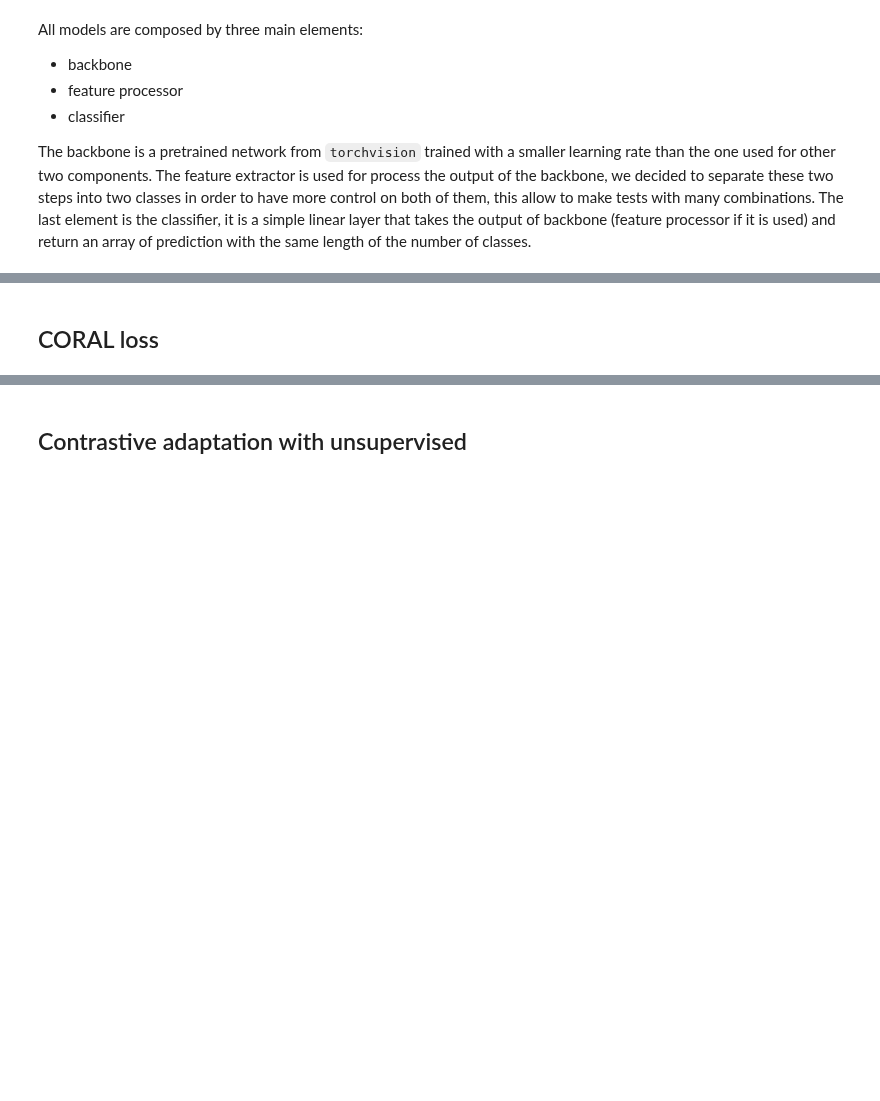
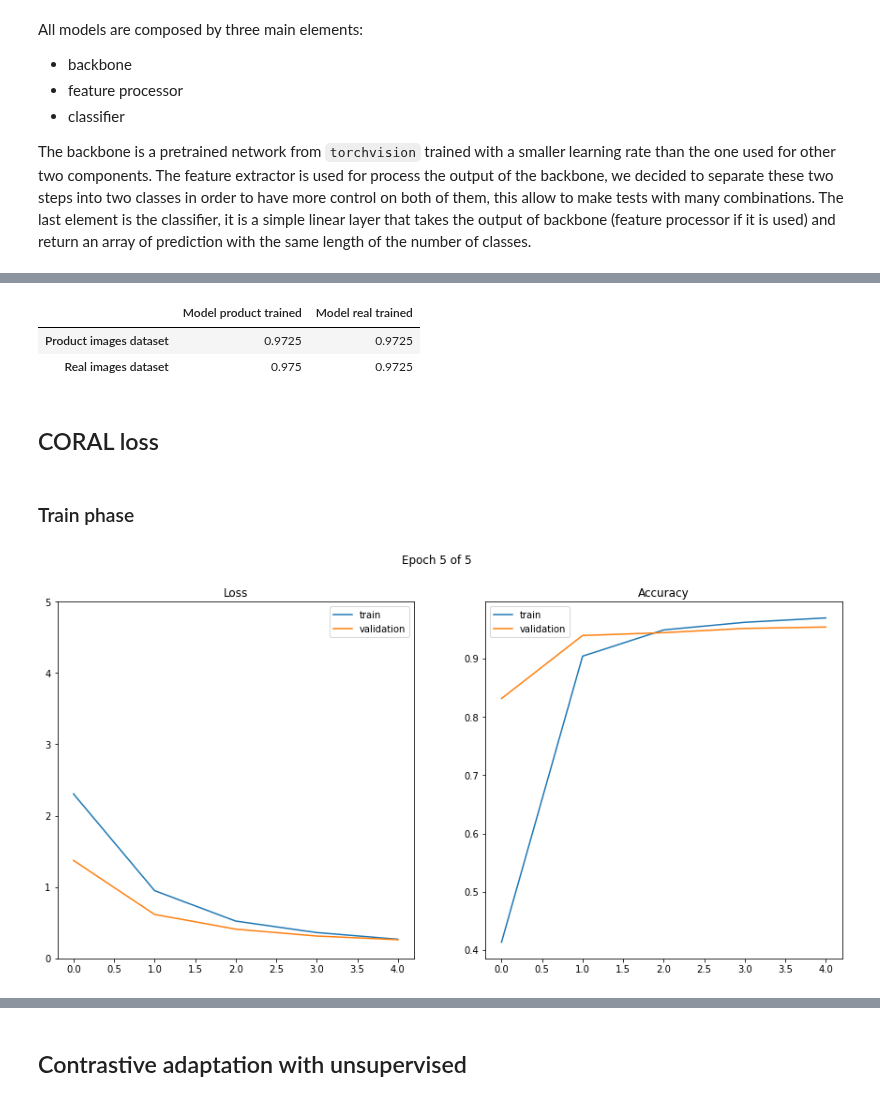
Before and after one commit to fedeizzo/domain-adaptation, a Jupyter notebook: project.ipynb, the cells around one changed output, grey strips where cells are left out. Drawn from its saved outputs; the diff is of its cells as text; code cells hidden in the pictures; blank space fills up the shorter version.

```diff
--- a/project.ipynb
+++ b/project.ipynb
@@ -503,3 +637,15 @@ plt.title('UMAP projection of features')
+# %%
+accuaracy = pd.DataFrame(
+    columns=["Model product trained", "Model real trained"],
+    index=["Product images dataset", "Real images dataset"]
+)
+accuaracy.loc["Product images dataset"] = [p_model_p_df_acc, r_model_p_df_acc]
+accuaracy.loc["Real images dataset"] = [p_model_r_df_acc, r_model_r_df_acc]
+accuaracy
+# %% [output]
+|  | Model product trained | Model real trained |
+| Product images dataset | 0.9725 | 0.9725 |
+| Real images dataset | 0.975 | 0.9725 |
 # %% [markdown]
 ## CORAL loss
 # %%
@@ -523,0 +672,19 @@ def coral(source_extracted_features, target_extracted_features, **kwargs):
+# %% [markdown]
+### Train phase
+# %%
+real_to_product, product_target_to_test = train_model(
+    real_path,
+    product_path,
+    device,
+    num_threads,
+    num_epochs,
+    batch_size,
+    lr,
+    weight_decay,
+    momentum,
+    scheduler_factor,
+    scheduler_patience,
+    coral_weight,
+)
+# %% [output]
+[figure, added]
```
Also changed, not shown: parts of 43 cells of this notebook.
